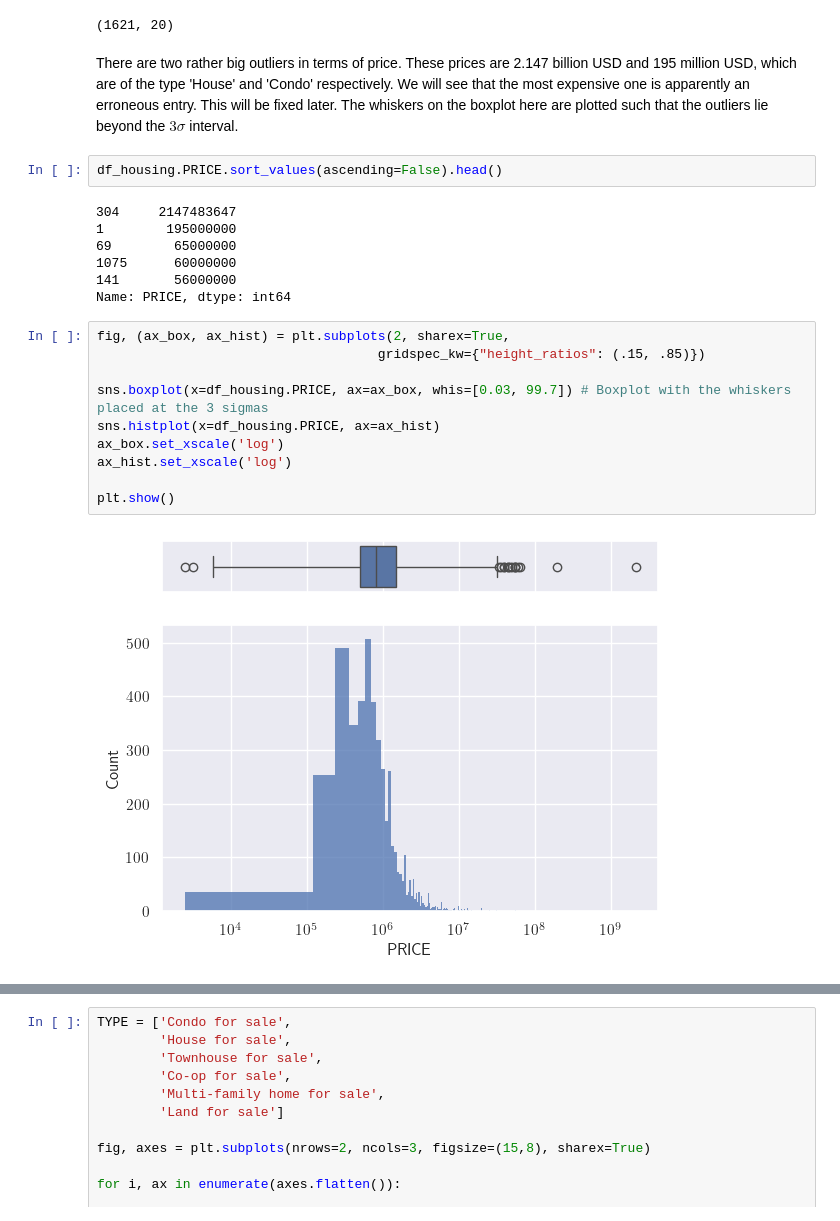
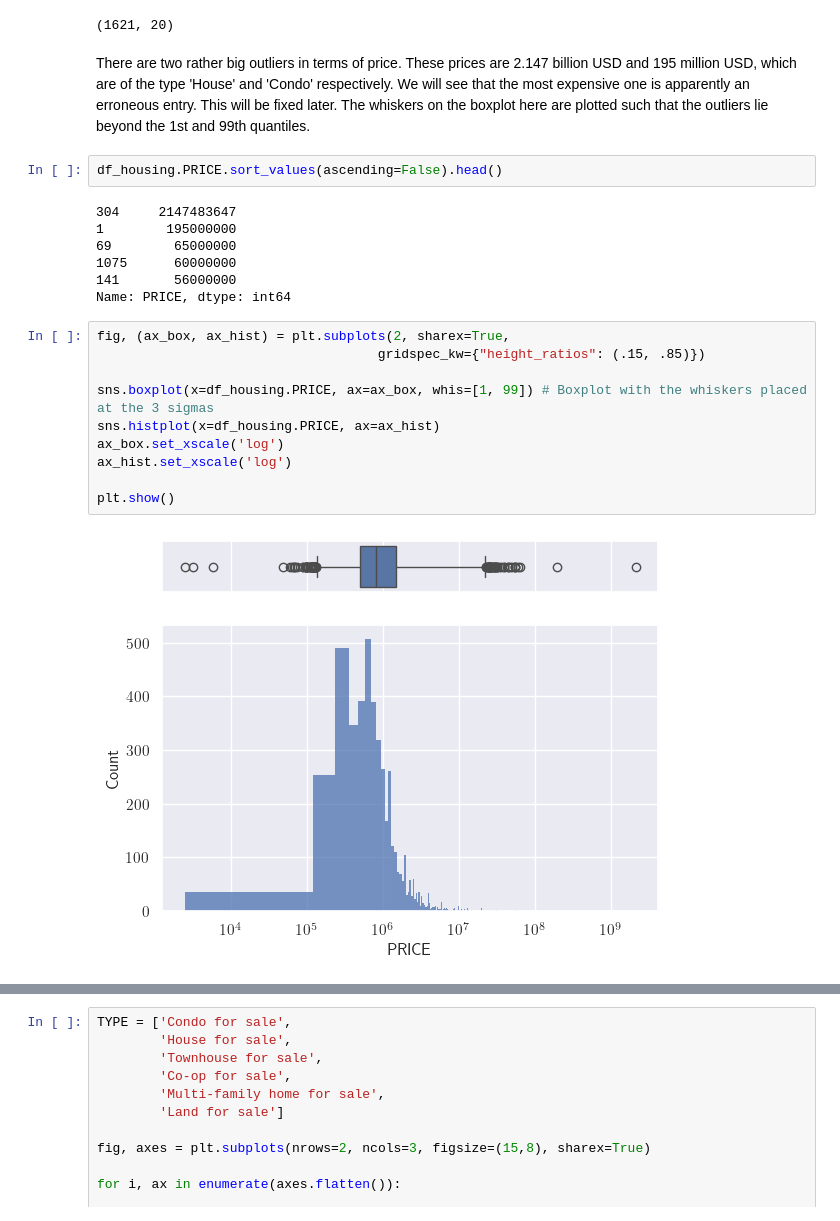
Before and after one commit to RM503/ML_projects, a Jupyter notebook: NY_housing/housing.ipynb, the cells around one changed output, grey strips where cells are left out. Drawn from its saved outputs; the diff is of its cells as text.

```diff
--- a/NY_housing/housing.ipynb
+++ b/NY_housing/housing.ipynb
@@ -288,7 +288,7 @@ df_same_sqft.shape
 # %% [output]
 (1621, 20)
 # %% [markdown]
-There are two rather big outliers in terms of price. These prices are 2.147 billion USD and 195 million USD, which are of the type 'House' and 'Condo' respectively. We will see that the most expensive one is apparently an erroneous entry. This will be fixed later. The whiskers on the boxplot here are plotted such that the outliers lie beyond the $3\sigma$ interval.
+There are two rather big outliers in terms of price. These prices are 2.147 billion USD and 195 million USD, which are of the type 'House' and 'Condo' respectively. We will see that the most expensive one is apparently an erroneous entry. This will be fixed later. The whiskers on the boxplot here are plotted such that the outliers lie beyond the 1st and 99th quantiles.
 # %%
 df_housing.PRICE.sort_values(ascending=False).head()
 # %% [output]
@@ -301,12 +301,12 @@ Name: PRICE, dtype: int64
 # %%
 fig, (ax_box, ax_hist) = plt.subplots(2, sharex=True,
                                     gridspec_kw={"height_ratios": (.15, .85)})
 
-sns.boxplot(x=df_housing.PRICE, ax=ax_box, whis=[0.03, 99.7]) # Boxplot with the whiskers placed at the 3 sigmas
+sns.boxplot(x=df_housing.PRICE, ax=ax_box, whis=[1, 99]) # Boxplot with the whiskers placed at the 3 sigmas
 sns.histplot(x=df_housing.PRICE, ax=ax_hist)
 ax_box.set_xscale('log')
 ax_hist.set_xscale('log')
 
 plt.show()
 # %% [output]
-[figure, old version]
+[figure, new version]
```
Also changed, not shown: parts of 23 cells of this notebook.
